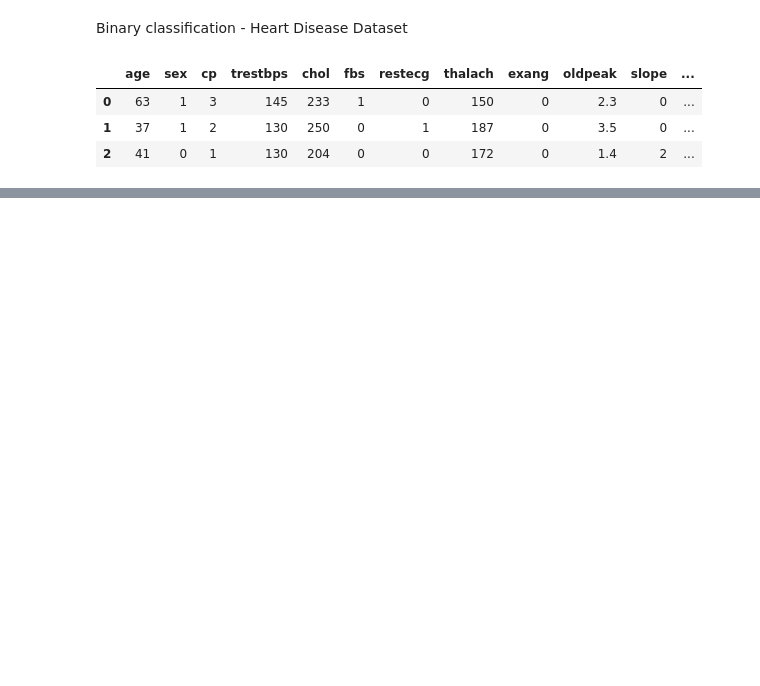
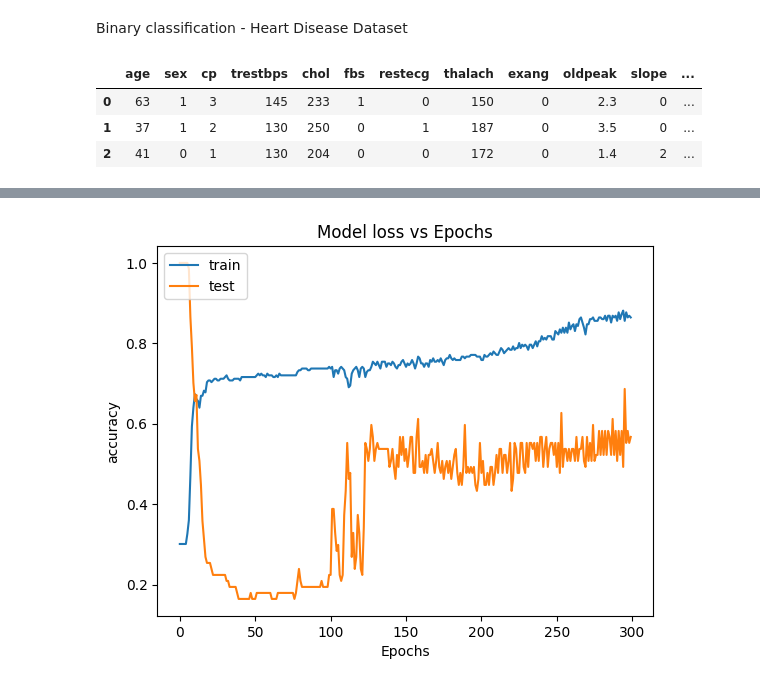
Before and after one commit to alwinbshaji/Data-Science, a Jupyter notebook: binaryclassification.ipynb, the cells around one changed output, grey strips where cells are left out. Cells and saved outputs as stored; diff of their text form; code cells hidden in the pictures; blank space fills up the shorter version.

```diff
--- a/binaryclassification.ipynb
+++ b/binaryclassification.ipynb
@@ -17,0 +140,11 @@ mydf.head(3)
+# %%
+# we will plot a graph from the metric history variable
+plt.plot(history.history['accuracy'])
+plt.plot(history.history['val_accuracy'])
+plt.title('Model loss vs Epochs')
+plt.ylabel('accuracy')
+plt.xlabel('Epochs')
+plt.legend(['train','test'],loc='upper left')
+plt.show()
+# %% [output]
+[figure, added]
```
Also changed, not shown: parts of 15 cells of this notebook.
